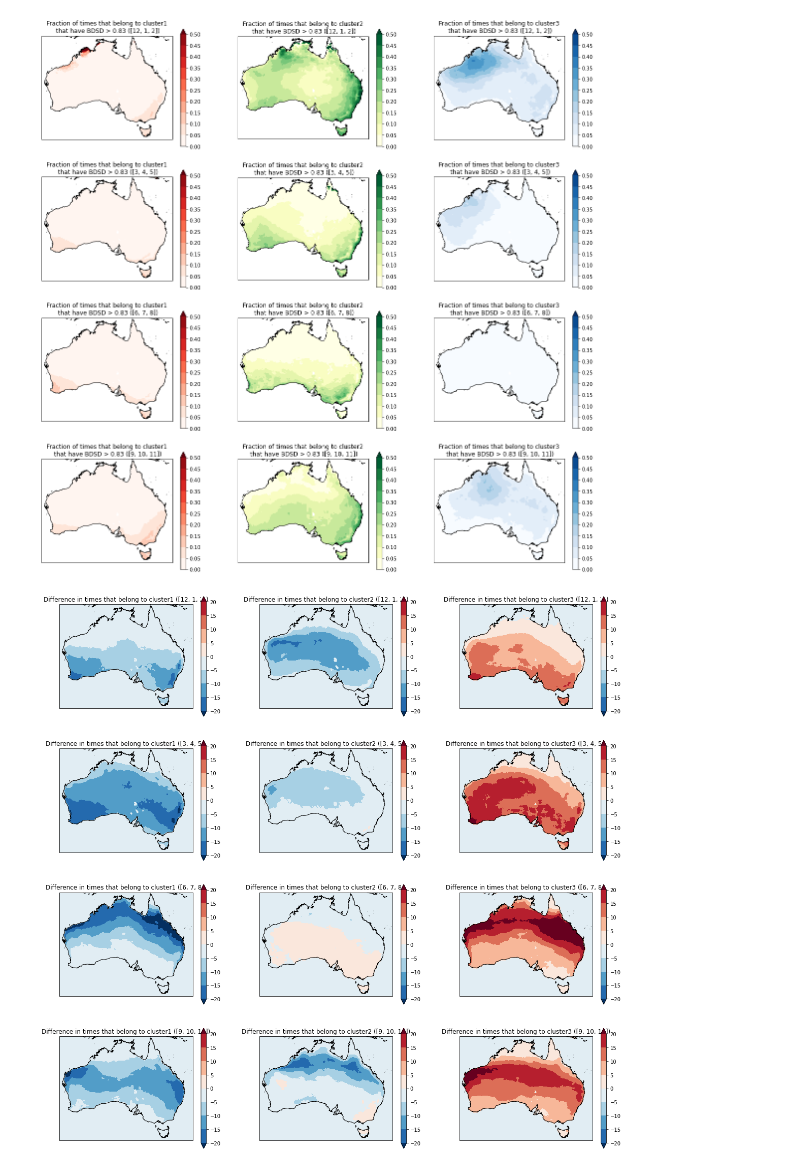
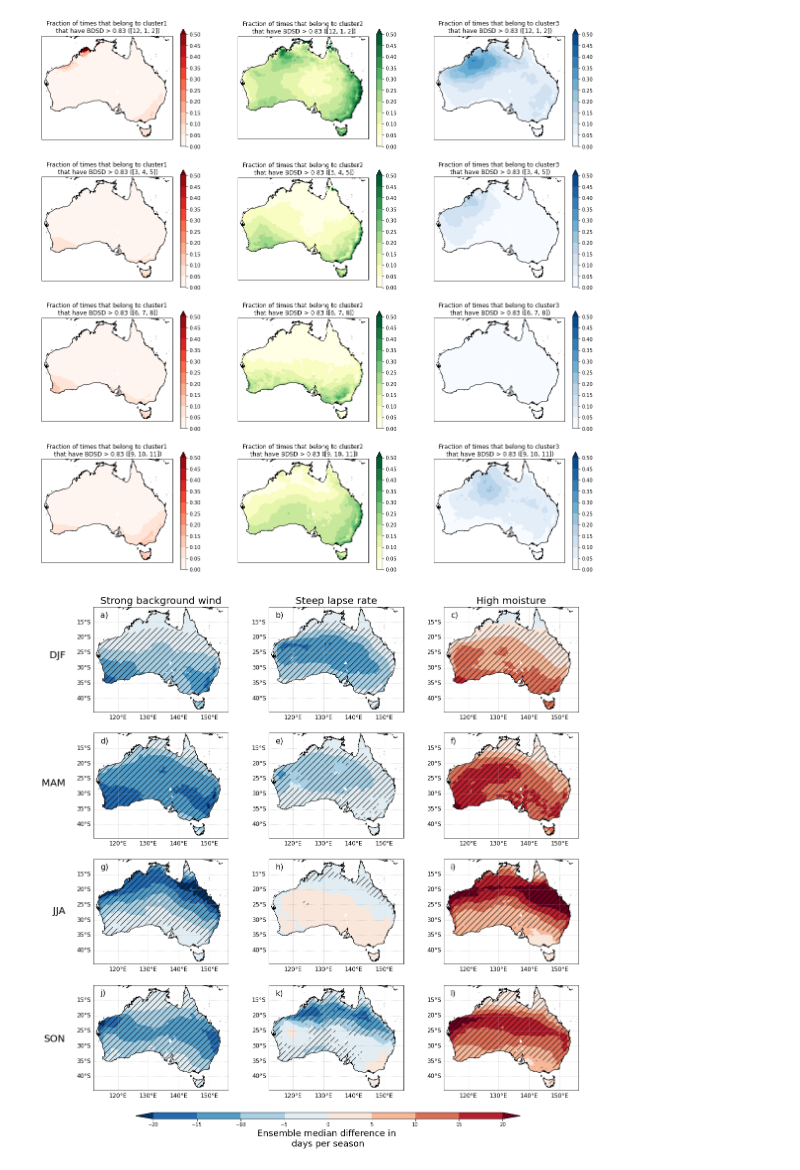
Before and after one commit to andrewbrown31/tint_processing, a Jupyter notebook: systematic_analysis/cmip_clustering.ipynb, the cells around one changed output. Drawn from its saved outputs; the diff is of its cells as text; code cells hidden in the pictures.

```diff
--- a/systematic_analysis/cmip_clustering.ipynb
+++ b/systematic_analysis/cmip_clustering.ipynb
@@ -142,24 +160,61 @@ for season, da in iters:
 # %% [output]
 [figure]
 # %%
-def plot_diff(da1,da2,times1,times2,months,ax):
+def plot_diff(da1,da2,times1,times2,months,ax,letter):
 
     levs=np.arange(-20,25,5)
 
-    c=xr.plot.contourf(((da2.sel({"time":np.in1d([t.month for t in times2],months)}).sum("time") / (2101-2081)) -
-                       (da1.sel({"time":np.in1d([t.month for t in times1],months)}).sum("time") / (2006-1979))).median("models"),
+    c=xr.plot.contourf(((da2.sel({"time":np.in1d([t.month for t in times2],months)}).sum("time",skipna=False) / (2101-2081)) -
+                       (da1.sel({"time":np.in1d([t.month for t in times1],months)}).sum("time",skipna=False) / (2006-1979))).median("models"),
                        cmap=plt.get_cmap("RdBu_r"),levels=levs, ax=ax, extend="both",add_colorbar=False)
+
+    sig=(((((da2.sel({"time":np.in1d([t.month for t in times2],months)}).sum("time") / (2101-2081)) -
+                       (da1.sel({"time":np.in1d([t.month for t in times1],months)}).sum("time") / (2006-1979))) > 0).sum("models")) >= 10) +\
+        (((((da2.sel({"time":np.in1d([t.month for t in times2],months)}).sum("time") / (2101-2081)) -
+                       (da1.sel({"time":np.in1d([t.month for t in times1],months)}).sum("time") / (2006-1979))) < 0).sum("models")) >= 10)
+    sig=xr.where((da1.sel({"time":np.in1d([t.month for t in times1],months)}).sum("time") / (2006-1979)).mean("models")>=1, sig, 0)
+    xr.plot.contourf(sig*1, colors="none", hatches=[None,"//"], add_colorbar=False, add_labels=False, ax=ax, levels=[0.5,1.5])
+
     ax.coastlines("10m")
-    cb=plt.colorbar(c)
-    cb.set_ticks(levs)
-    plt.title("Difference in times that belong to " + da1.name + " (" + str(season) + ")")
+    g=ax.gridlines(draw_labels=True,linestyle=":"); g.top_labels=False; g.right_labels=False
+    g.xlabel_style={"size":12}
+    g.ylabel_style={"size":12}
+    g.xformatter = LONGITUDE_FORMATTER
+    g.yformatter = LATITUDE_FORMATTER
+    ax.text(0.05,0.9,letter+")",size=16,transform=ax.transAxes)
+#    cb=plt.colorbar(c)
+##    cb.set_ticks(levs)
+#    plt.title("Difference in days that belong to " + da1.name + " (" + str(season) + ")")
 
-plt.figure(figsize=[20,20])
+    return c
+
+fig=plt.figure(figsize=[18,18])
 iters = product(([12,1,2],[3,4,5],[6,7,8],[9,10,11]), zip((f.cluster1, f.cluster2, f.cluster3),(r.cluster1,r.cluster2,r.cluster3)))
 cnt=1
 for season, da in iters:
-    plot_diff(da[0], da[1], times, times2, season, plt.subplot(4,3,cnt,projection=ccrs.PlateCarree()))
+    c=plot_diff(da[0], da[1], times, times2, season, plt.subplot(4,3,cnt,projection=ccrs.PlateCarree()),letters[cnt-1])
+    if cnt==1:
+        plt.title("Strong background wind",size=20)
+    elif cnt==2:
+        plt.title("Steep lapse rate",size=20)
+    elif cnt==3:
+        plt.title("High moisture",size=20)
     cnt=cnt+1
+
+cb=plt.colorbar(c,cax=plt.axes([0.2,0.08,0.6,0.01]),orientation="horizontal")
+cb.set_ticks(np.arange(-20,25,5))
+cb.set_label("Ensemble median difference in \ndays per season",size=18)
+
+ylab="DJF"
+fig.text(0.09,0.8,ylab,size=20,ha="right")
+ylab="MAM"
+fig.text(0.09,0.6,ylab,size=20,ha="right")
+ylab="JJA"
+fig.text(0.09,0.4,ylab,size=20,ha="right")
+ylab="SON"
+fig.text(0.09,0.2,ylab,size=20,ha="right")
+
+plt.savefig("/g/data/eg3/ab4502/figs/ExtremeWind/cmip5_cluster_projections.jpeg",dpi=300,bbox_inches="tight",transparent=True)
 # %% [output]
-[figure, old version]
+[figure, new version]
 # %%
```
Also changed, not shown: parts of 4 cells of this notebook, 21 other files.
